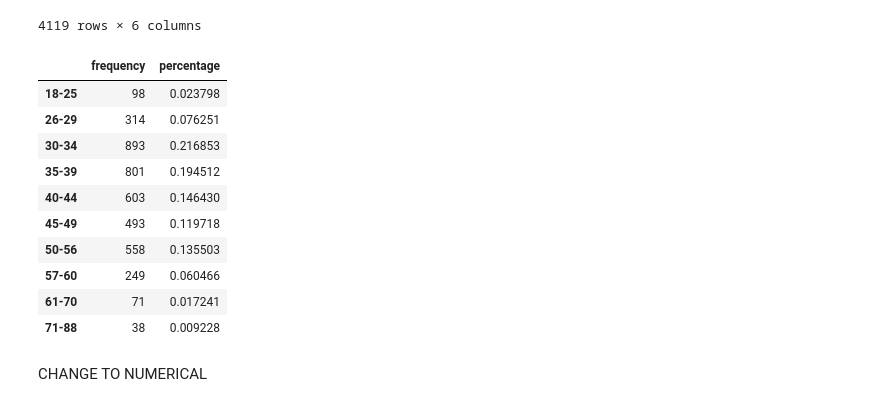
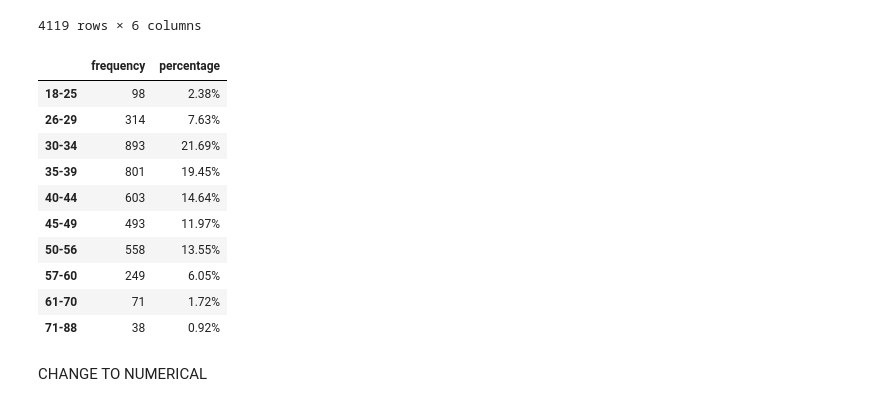
Before and after one commit to peii14/LoanTransaction, a Jupyter notebook: mine.ipynb, the cells around one changed output. Drawn from its saved outputs; the diff is of its cells as text; code cells hidden in the pictures.

```diff
--- a/mine.ipynb
+++ b/mine.ipynb
@@ -80,26 +80,31 @@ ageGroup = pd.cut(
 ageGroup.head()
 frquency = ageGroup.value_counts(normalize=False)
 percentage = ageGroup.value_counts(normalize=True)
+percentage *= 100
 # %%
 data2 = {'frequency':frquency,
-        'percentage': percentage}
+        'percentage': round(percentage,2)}
+
 
 ages = pd.DataFrame(data2)
+
+
+ages['percentage'] = ages['percentage'].astype(str)+'%'
 ages = ages.sort_index(axis= 0,kind='quicksort')
-ages.to_csv('./ages.csv')
+# ages.to_csv('./ages.csv')
 ages
 # %% [output]
 |  | frequency | percentage |
-| 18-25 | 98 | 0.023798 |
-| 26-29 | 314 | 0.076251 |
-| 30-34 | 893 | 0.216853 |
-| 35-39 | 801 | 0.194512 |
-| 40-44 | 603 | 0.146430 |
-| 45-49 | 493 | 0.119718 |
-| 50-56 | 558 | 0.135503 |
-| 57-60 | 249 | 0.060466 |
-| 61-70 | 71 | 0.017241 |
-| 71-88 | 38 | 0.009228 |
+| 18-25 | 98 | 2.38% |
+| 26-29 | 314 | 7.63% |
+| 30-34 | 893 | 21.69% |
+| 35-39 | 801 | 19.45% |
+| 40-44 | 603 | 14.64% |
+| 45-49 | 493 | 11.97% |
+| 50-56 | 558 | 13.55% |
+| 57-60 | 249 | 6.05% |
+| 61-70 | 71 | 1.72% |
+| 71-88 | 38 | 0.92% |
 # %%
 frquency = attribute.job.value_counts(normalize=False)
 percentage = attribute.job.value_counts(normalize=True)
```
Also changed, not shown: parts of 1 cell of this notebook, 2 other files.
